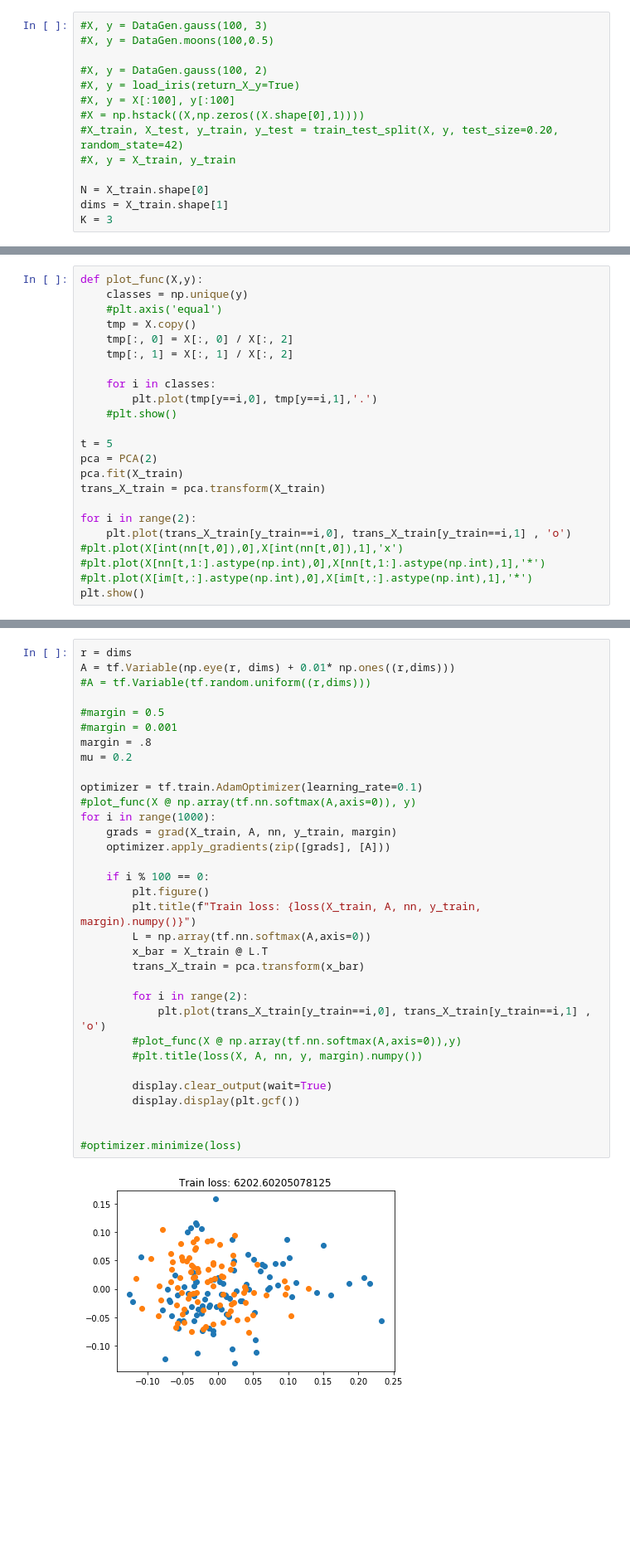
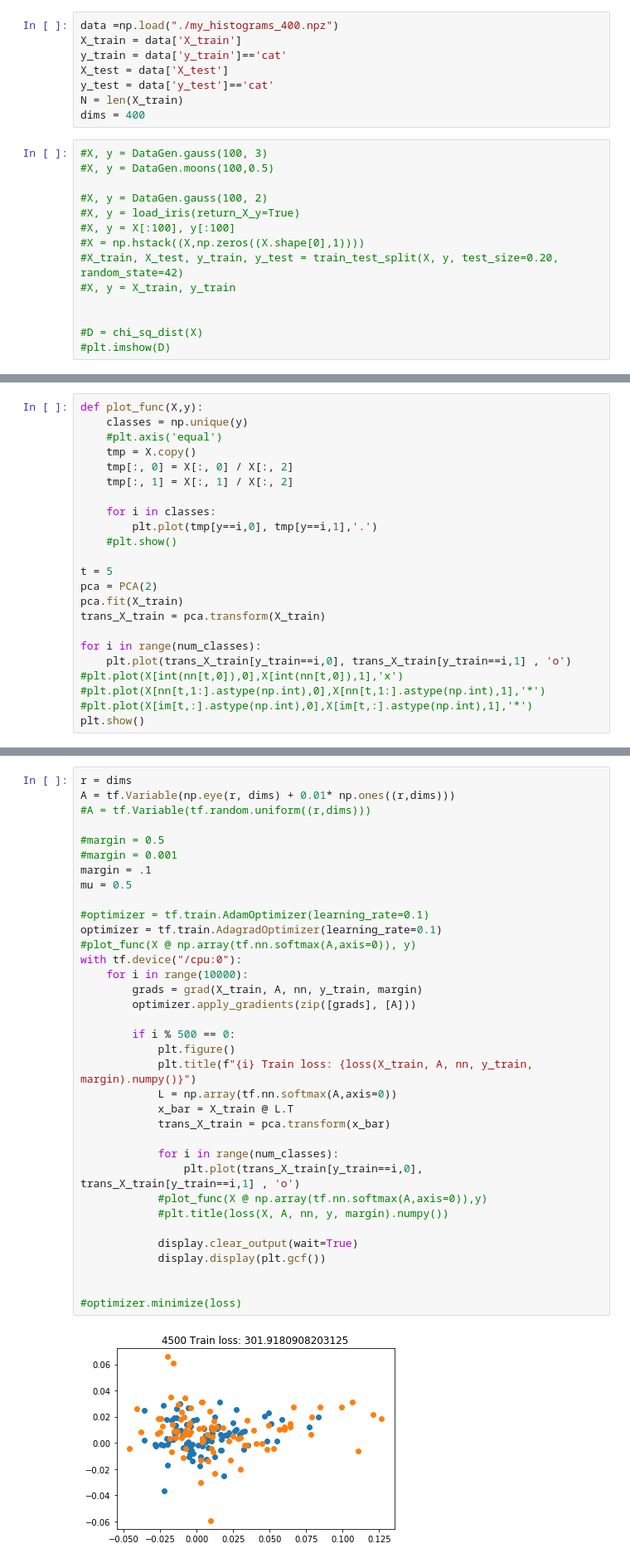
Before and after one commit to ChristianIngwersen/Non-Linear-Metric-Learning, a Jupyter notebook: Experimenting.ipynb, the cells around one changed output, grey strips where cells are left out. Shown: that part at 83% size. Saved outputs shown, nothing was run; the diff lists cells and outputs as text; blank space fills up the shorter version.

```diff
--- a/Experimenting.ipynb
+++ b/Experimenting.ipynb
@@ -56,3 +72,11 @@ X = X / tmp
+# %%
+data =np.load("./my_histograms_400.npz")
+X_train = data['X_train']
+y_train = data['y_train']=='cat'
+X_test = data['X_test']
+y_test = data['y_test']=='cat'
+N = len(X_train)
+dims = 400
 # %%
 #X, y = DataGen.gauss(100, 3)
 #X, y = DataGen.moons(100,0.5)
@@ -64,6 +88,6 @@ X = X / tmp
 #X_train, X_test, y_train, y_test = train_test_split(X, y, test_size=0.20, random_state=42)
 #X, y = X_train, y_train
 
-N = X_train.shape[0]
-dims = X_train.shape[1]
-K = 3
+
+#D = chi_sq_dist(X)
+#plt.imshow(D)
@@ -106,7 +134,7 @@ pca = PCA(2)
 pca.fit(X_train)
 trans_X_train = pca.transform(X_train)
 
-for i in range(2):
+for i in range(num_classes):
     plt.plot(trans_X_train[y_train==i,0], trans_X_train[y_train==i,1] , 'o')
 #plt.plot(X[int(nn[t,0]),0],X[int(nn[t,0]),1],'x')
 #plt.plot(X[nn[t,1:].astype(np.int),0],X[nn[t,1:].astype(np.int),1],'*')
@@ -157,35 +186,37 @@ def grad(X, A, nn, y, margin):
 # %%
 r = dims
 A = tf.Variable(np.eye(r, dims) + 0.01* np.ones((r,dims)))
 #A = tf.Variable(tf.random.uniform((r,dims)))
 
 #margin = 0.5
 #margin = 0.001
-margin = .8
-mu = 0.2
+margin = .1
+mu = 0.5
 
-optimizer = tf.train.AdamOptimizer(learning_rate=0.1)
+#optimizer = tf.train.AdamOptimizer(learning_rate=0.1)
+optimizer = tf.train.AdagradOptimizer(learning_rate=0.1)
 #plot_func(X @ np.array(tf.nn.softmax(A,axis=0)), y)
-for i in range(1000):
-    grads = grad(X_train, A, nn, y_train, margin)
-    optimizer.apply_gradients(zip([grads], [A]))
+with tf.device("/cpu:0"):
+    for i in range(10000):
+        grads = grad(X_train, A, nn, y_train, margin)
+        optimizer.apply_gradients(zip([grads], [A]))
 
-    if i % 100 == 0:
-        plt.figure()
-        plt.title(f"Train loss: {loss(X_train, A, nn, y_train, margin).numpy()}")
-        L = np.array(tf.nn.softmax(A,axis=0))
-        x_bar = X_train @ L.T
-        trans_X_train = pca.transform(x_bar)
+        if i % 500 == 0:
+            plt.figure()
+            plt.title(f"{i} Train loss: {loss(X_train, A, nn, y_train, margin).numpy()}")
+            L = np.array(tf.nn.softmax(A,axis=0))
+            x_bar = X_train @ L.T
+            trans_X_train = pca.transform(x_bar)
 
-        for i in range(2):
-            plt.plot(trans_X_train[y_train==i,0], trans_X_train[y_train==i,1] , 'o')
-        #plot_func(X @ np.array(tf.nn.softmax(A,axis=0)),y)
-        #plt.title(loss(X, A, nn, y, margin).numpy())
+            for i in range(num_classes):
+                plt.plot(trans_X_train[y_train==i,0], trans_X_train[y_train==i,1] , 'o')
+            #plot_func(X @ np.array(tf.nn.softmax(A,axis=0)),y)
+            #plt.title(loss(X, A, nn, y, margin).numpy())
 
-        display.clear_output(wait=True)
-        display.display(plt.gcf())
+            display.clear_output(wait=True)
+            display.display(plt.gcf())
 
 
 #optimizer.minimize(loss)
 # %% [output]
-[figure, old version]
+[figure, new version]
```
Also changed, not shown: parts of 17 cells of this notebook, 2 other files.
